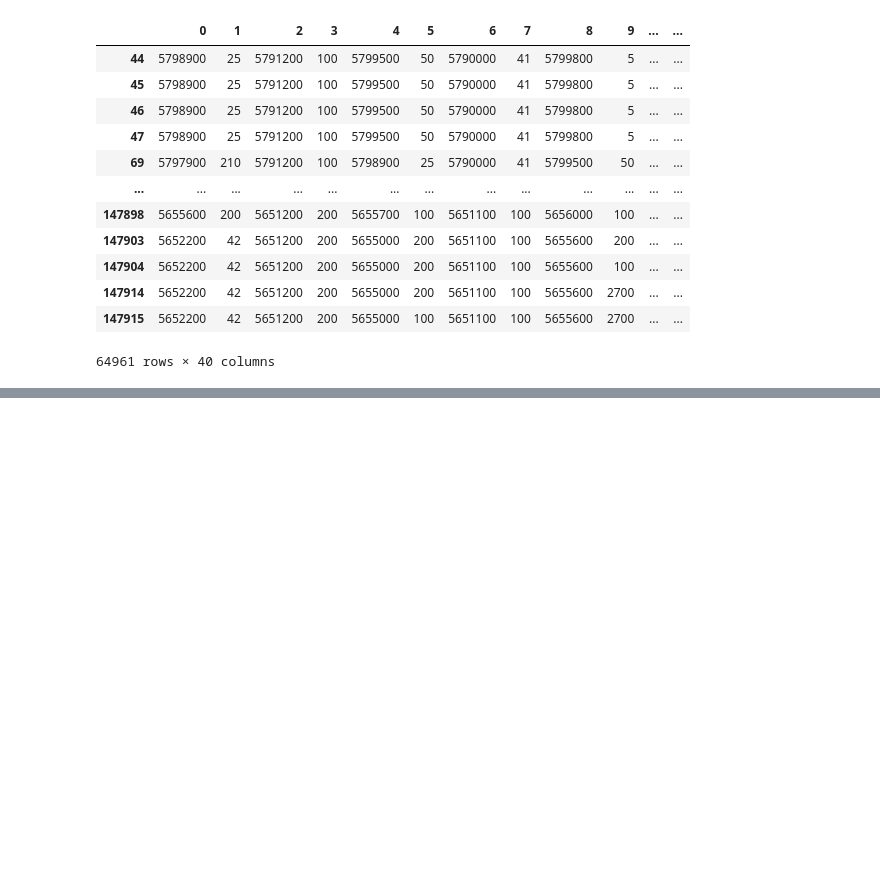
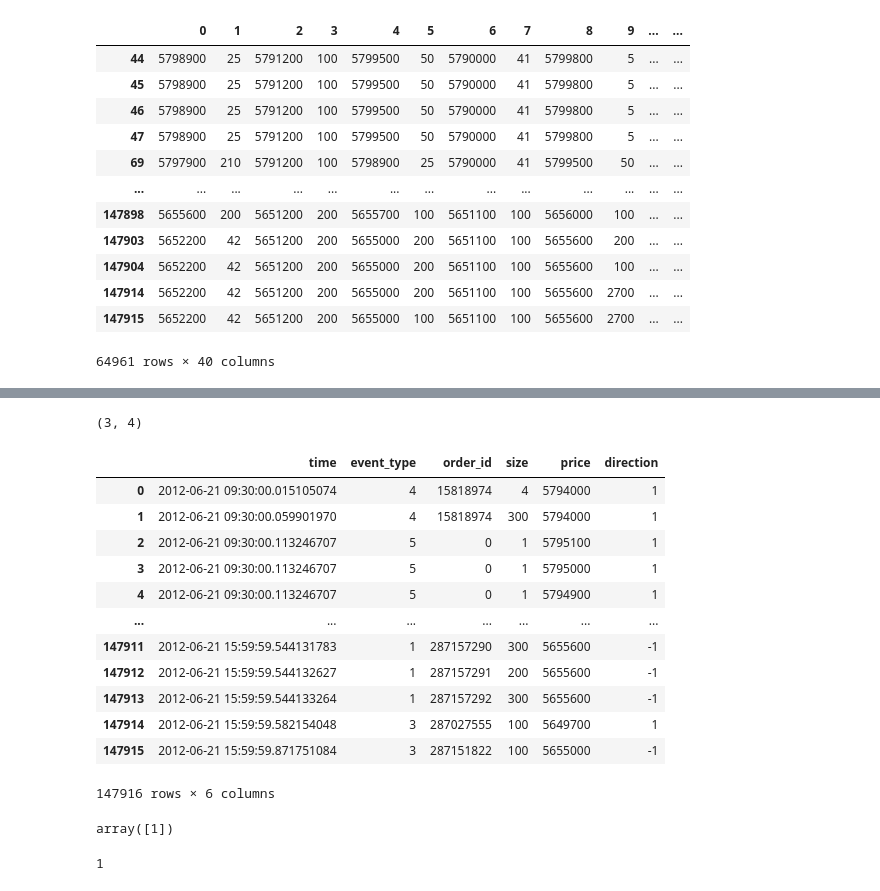
Before and after one commit to peernagy/lob_bench, a Jupyter notebook: eval.ipynb, the cells around one changed output, grey strips where cells are left out. Cells and saved outputs as stored; diff of their text form; code cells hidden in the pictures; blank space fills up the shorter version.

Commit message:
partitioning

```diff
--- a/eval.ipynb
+++ b/eval.ipynb
@@ -426,0 +599,28 @@ AssertionError: Not all order prices found in book. (24388 != 64980)
+# %%
+tuple(ls.m_gen)
+# %% [output]
+(3, 4)
+# %%
+loader = data_loading.Simple_Loader('data_test_real', 'data_test_gen', 'data_test_cond')
+s = loader[0]
+# s.materialize()
+# %%
+s.m_real
+# %% [output]
+|  | time | event_type | order_id | size | price | direction |
+| 0 | 2012-06-21 09:30:00.015105074 | 4 | 15818974 | 4 | 5794000 | 1 |
+| 1 | 2012-06-21 09:30:00.059901970 | 4 | 15818974 | 300 | 5794000 | 1 |
+| 2 | 2012-06-21 09:30:00.113246707 | 5 | 0 | 1 | 5795100 | 1 |
+| 3 | 2012-06-21 09:30:00.113246707 | 5 | 0 | 1 | 5795000 | 1 |
+| 4 | 2012-06-21 09:30:00.113246707 | 5 | 0 | 1 | 5794900 | 1 |
+| ... | ... | ... | ... | ... | ... | ... |
+| 147911 | 2012-06-21 15:59:59.544131783 | 1 | 287157290 | 300 | 5655600 | -1 |
+| 147912 | 2012-06-21 15:59:59.544132627 | 1 | 287157291 | 200 | 5655600 | -1 |
+| 147913 | 2012-06-21 15:59:59.544133264 | 1 | 287157292 | 300 | 5655600 | -1 |
+| 147914 | 2012-06-21 15:59:59.582154048 | 3 | 287027555 | 100 | 5649700 | 1 |
+| 147915 | 2012-06-21 15:59:59.871751084 | 3 | 287151822 | 100 | 5655000 | -1 |
+147916 rows × 6 columns
+# %%
+partitioning.score_real(loader, lambda x, y: 1)
+# %% [output]
+array([1])
@@ -426,0 +632,4 @@ AssertionError: Not all order prices found in book. (24388 != 64980)
+# %%
+len(scores)
+# %% [output]
+1
```
Also changed, not shown: parts of 29 cells of this notebook, 3 other files.
